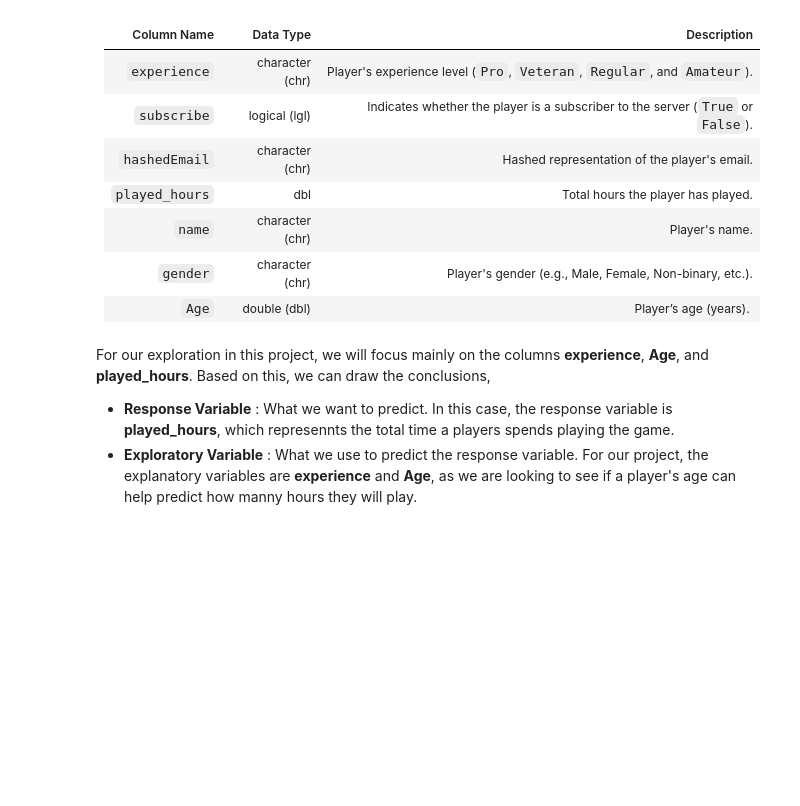
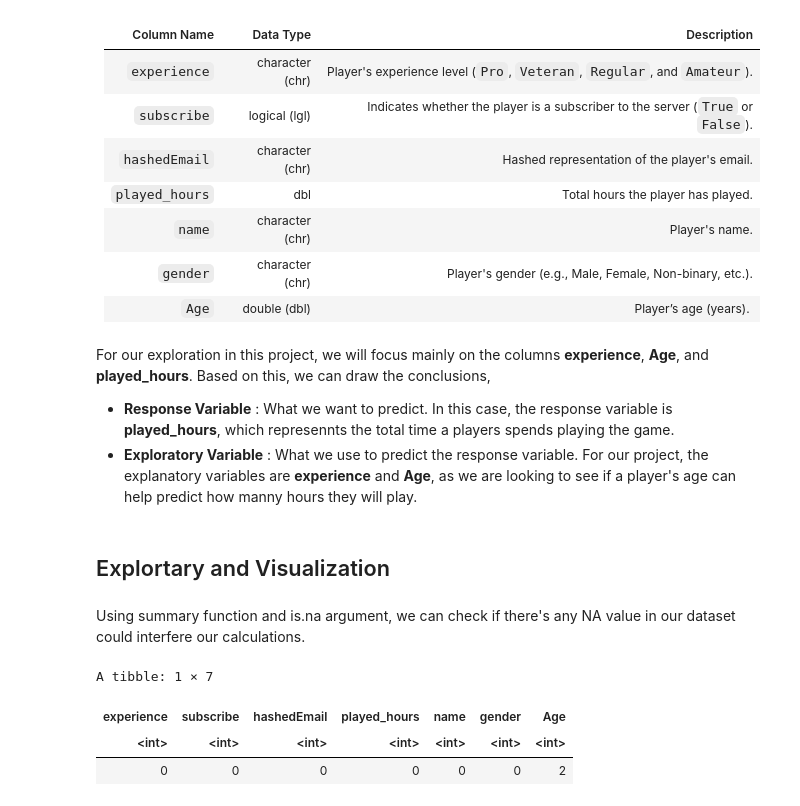
Before and after one commit to amberer60s/DSCI-100---Group-Project, a Jupyter notebook: Data Sciene Project (Final).ipynb, the cells around one changed output. Cells and saved outputs as stored; diff of their text form; code cells hidden in the pictures; blank space fills up the shorter version.

```diff
--- a/Data Sciene Project (Final).ipynb
+++ b/Data Sciene Project (Final).ipynb
@@ -79,3 +79,16 @@ This dataset contains 196 player records with various variables describing their
 For our exploration in this project, we will focus mainly on the columns **experience**, **Age**, and **played_hours**. Based on this, we can draw the conclusions,
 - **Response Variable** : What we want to predict. In this case, the response variable is **played_hours**, which represennts the total time a players spends playing the game.
 - **Exploratory Variable** : What we use to predict the response variable. For our project, the explanatory variables are **experience** and **Age**, as we are looking to see if a player's age can help predict how manny hours they will play.
+# %% [markdown]
+## Explortary and Visualization
+# %% [markdown]
+Using summary function and is.na argument, we can check if there's any NA value in our dataset could interfere our calculations.
+# %%
+summary_players <- players_data |>
+                    summarize(across(everything(), ~sum(is.na(.))))
+summary_players
+# %% [output]
+A tibble: 1 × 7
+| experience | subscribe | hashedEmail | played_hours | name | gender | Age |
+| <int> | <int> | <int> | <int> | <int> | <int> | <int> |
+| 0 | 0 | 0 | 0 | 0 | 0 | 2 |
```
Also changed, not shown: parts of 10 cells of this notebook.
